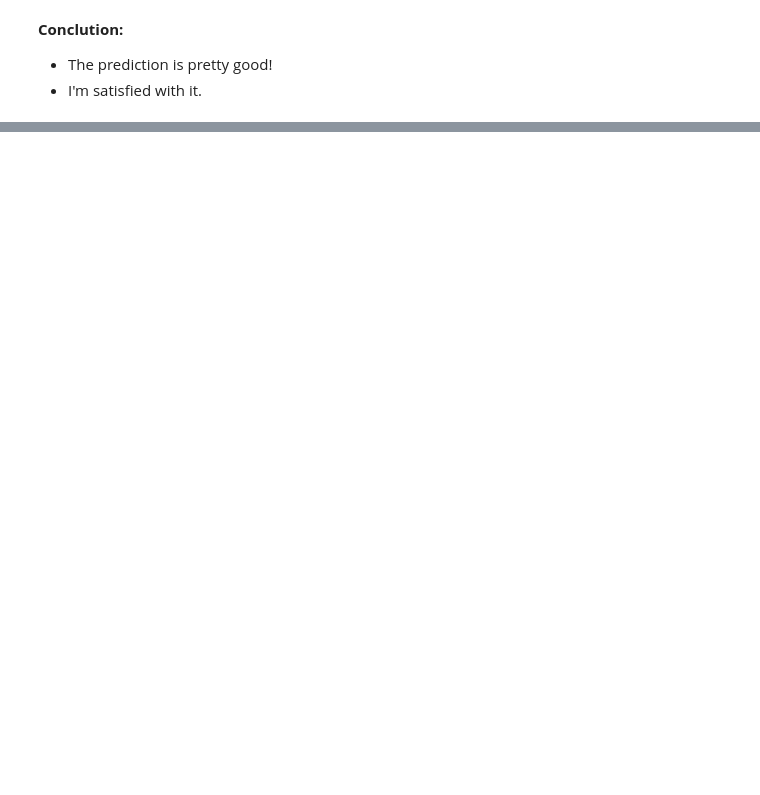
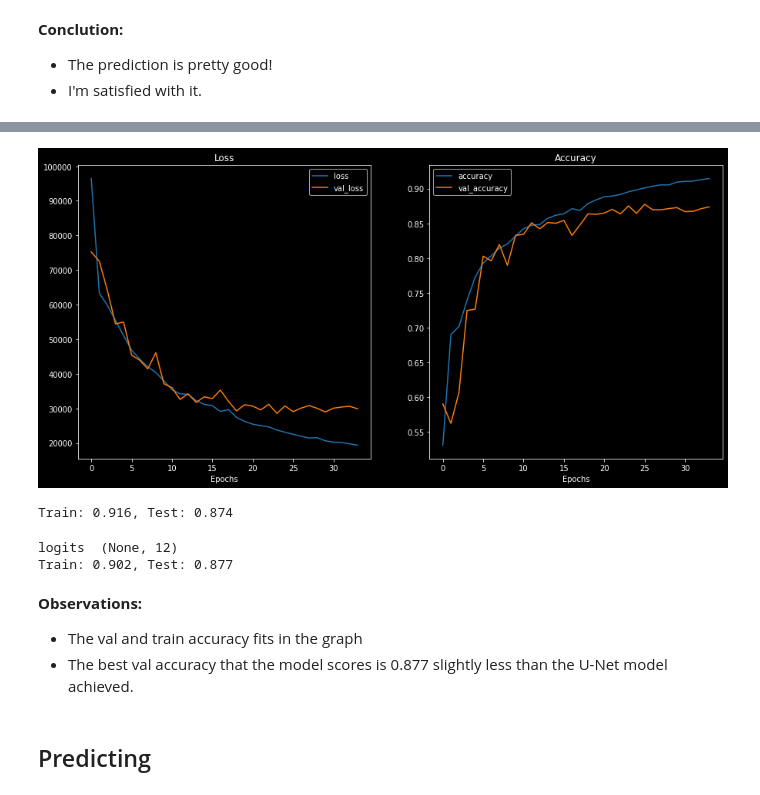
Before and after one commit to edutjie/Computer-Vision-Indonesia.AI, a Jupyter notebook: 8. Final Project/segmentation_self_driving_car.ipynb, the cells around one changed output, grey strips where cells are left out. Saved outputs shown, nothing was run; the diff lists cells and outputs as text; code cells hidden in the pictures; blank space fills up the shorter version.

```diff
--- a/8. Final Project/segmentation_self_driving_car.ipynb
+++ b/8. Final Project/segmentation_self_driving_car.ipynb
@@ -599,0 +665,21 @@ plt.show()
+# %%
+def pixel_wise_cross_entropy(y_true, y_pred):
+    # Reshape into (batch_size, sequence_length)
+    output_shape = y_pred.get_shape()
+    targets = tf.cast(tf.reshape(y_true, [-1]), 'int64')
+    logits = tf.reshape(y_pred, [-1, int(output_shape[-1])])
+    print('logits ',logits.get_shape())
+    res = tf.nn.sparse_softmax_cross_entropy_with_logits(
+        labels=targets,
+        logits=logits)
+    if len(output_shape) >= 3:
+        # if our output includes timestep dimension
+        # or spatial dimensions we need to reshape
+        res = tf.reduce_sum(res)
+        return(res)
+    else:
+        return(res)
+# %%
+fcn8s_model = FCN8s(image_size=train_shape[:2], ch_in=train_shape[2], ch_out=num_class)
+fcn8s_model.compile(optimizer="Adam", loss=pixel_wise_cross_entropy, metrics=["accuracy"])
+fcn8s_model.summary()
@@ -599,0 +704,21 @@ plt.show()
+# %%
+# Keep only a single checkpoint, the best over test accuracy.
+checkpoint = ModelCheckpoint(
+    "checkpoints/fcn8s_best_model.hdf5",
+    monitor="val_accuracy",
+    verbose=1,
+    mode="max",
+    save_best_only=True,
+)
+reduce_lr = ReduceLROnPlateau(monitor="val_loss", factor=0.2, patience=10, min_lr=0.0001, mode="min")
+early_stopping = EarlyStopping(monitor="val_loss", patience=10, verbose=1, mode="min")
+
+fcn8s_history = fcn8s_model.fit(
+    X_train,
+    y_train,
+    batch_size=4,
+    epochs=50,
+    verbose=1,
+    validation_data=(X_test, y_test),
+    callbacks=[checkpoint, reduce_lr, early_stopping],
+)
@@ -599,0 +743,20 @@ plt.show()
+# %%
+plot_history(fcn8s_history)
+# %% [output]
+[figure, added]
+# %%
+eval_model(fcn8s_model, X_train, y_train, X_test, y_test)
+# %% [output]
+Train: 0.916, Test: 0.874
+# %%
+fcn8s_best_model = keras.models.load_model("checkpoints/fcn8s_best_model.hdf5", custom_objects={'pixel_wise_cross_entropy': pixel_wise_cross_entropy})
+eval_model(fcn8s_best_model, X_train, y_train, X_test, y_test)
+# %% [output]
+logits  (None, 12)
+Train: 0.902, Test: 0.877
+# %% [markdown]
+**Observations:**
+- The val and train accuracy fits in the graph
+- The best val accuracy that the model scores is 0.877 slightly less than the U-Net model achieved.
+# %% [markdown]
+## Predicting
```
Also changed, not shown: parts of 28 cells of this notebook.
